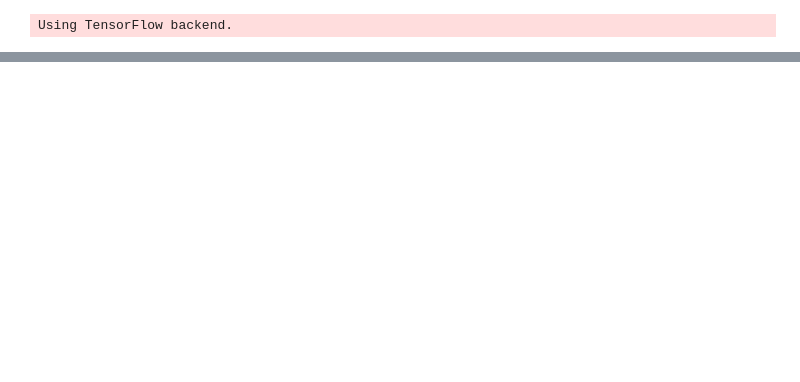
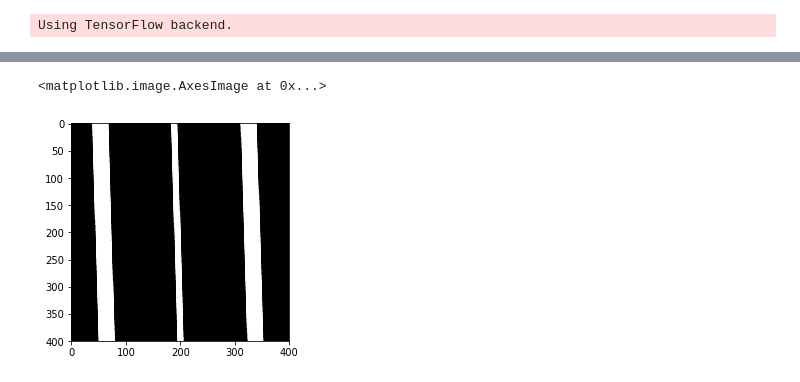
Before and after one commit to yklose/Road-Segmentation, a Jupyter notebook: Road Segmentation/Convolutional Neural Network model tests.ipynb, the cells around one changed output, grey strips where cells are left out. Drawn from its saved outputs; the diff is of its cells as text; code cells hidden in the pictures; blank space fills up the shorter version.

```diff
--- a/Road Segmentation/Convolutional Neural Network model tests.ipynb
+++ b/Road Segmentation/Convolutional Neural Network model tests.ipynb
@@ -175,0 +188,5 @@ KeyboardInterrupt:
+# %%
+plt.imshow(y[0][:,:,0], cmap="gray")
+# %% [output]
+<matplotlib.image.AxesImage at 0x...>
+[figure, added]
```
Also changed, not shown: parts of 5 cells of this notebook, 4 other files.
